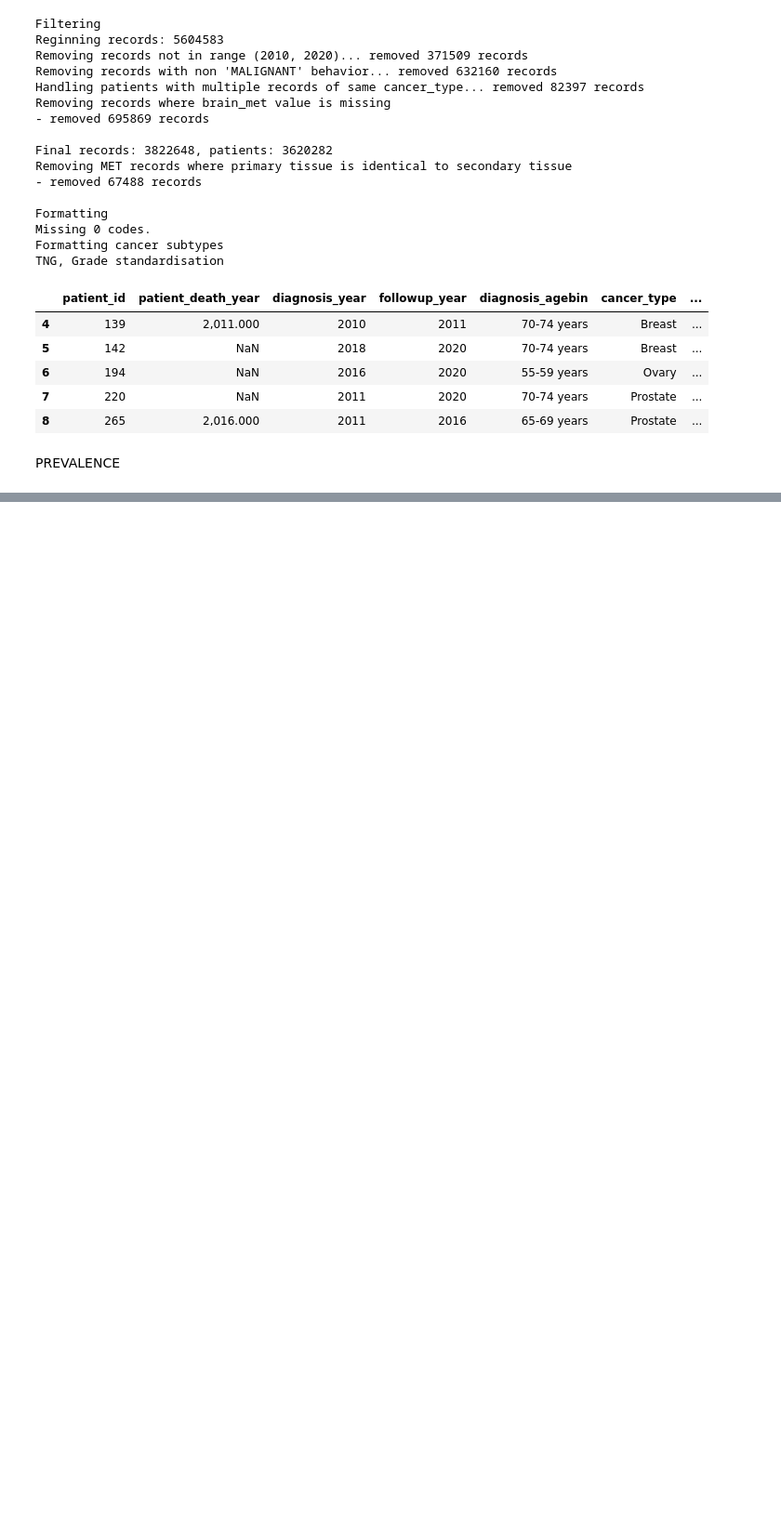
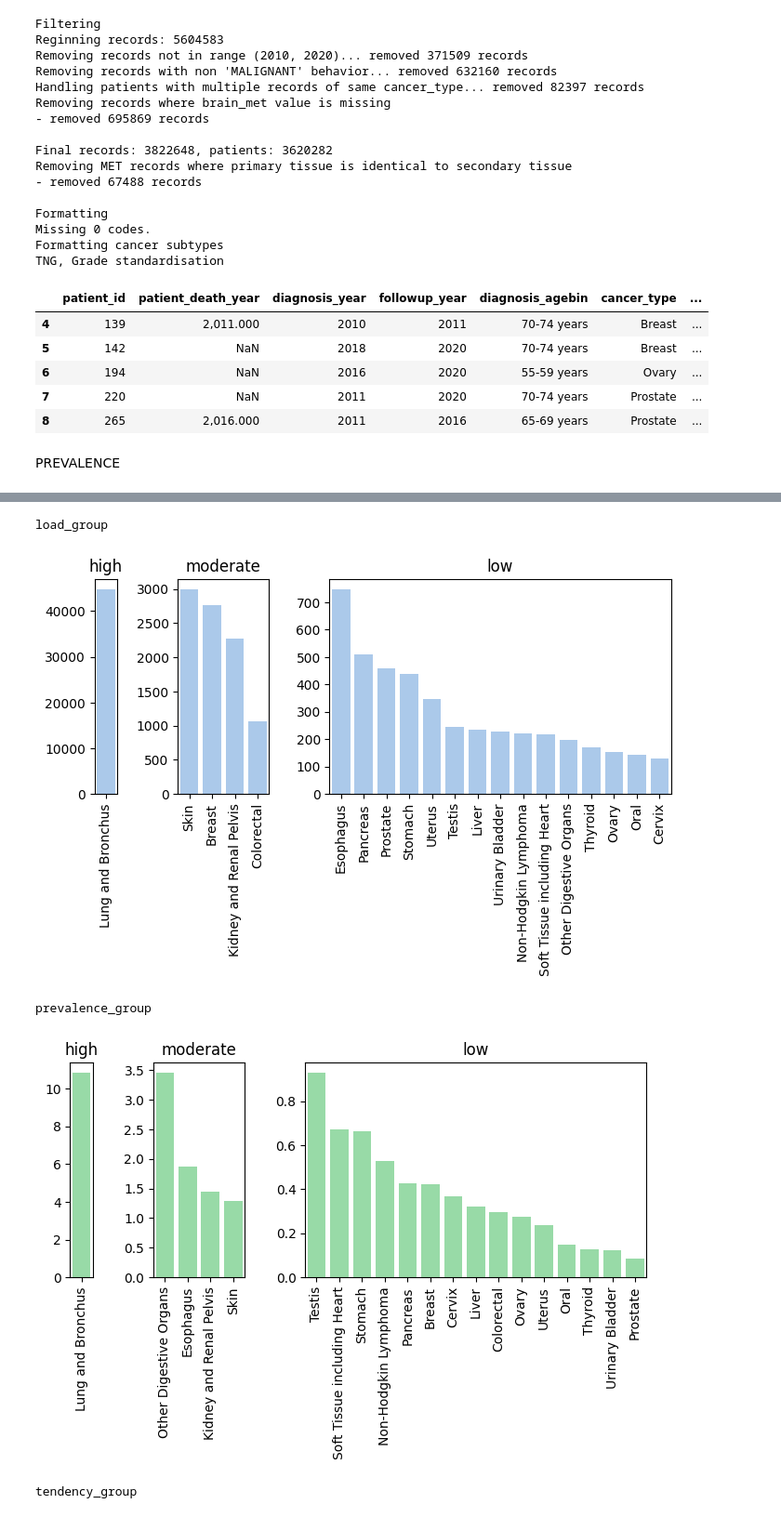
Before and after one commit to GraceAHall/SEER, a Jupyter notebook: figure1.ipynb, the cells around one changed output, grey strips where cells are left out. Shown at 93% size. Drawn from its saved outputs; the diff is of its cells as text; code cells hidden in the pictures; blank space fills up the shorter version.

```diff
--- a/figure1.ipynb
+++ b/figure1.ipynb
@@ -107,0 +116,72 @@ print(stat_frame)
+# %%
+import matplotlib as mpl
+cmap = mpl.colormaps['tab20']
+
+def assign_load_cat(load: int) -> str:
+    if load >= 10_000:
+        return 'high'
+    elif load >= 1_000:
+        return 'moderate'
+    else:
+        return 'low'
+
+def assign_prevalence_cat(prev: float) -> str:
+    if prev >= 10:
+        return 'high'
+    elif prev >= 1:
+        return 'moderate'
+    else:
+        return 'low'
+
+def assign_tendency_cat(pref: float) -> str:
+    if pref >= 20:
+        return 'high'
+    elif pref >= 5:
+        return 'moderate'
+    else:
+        return 'low'
+
+
+palette = {feat: cmap(i) for i, feat in enumerate(sorted(list(stat_frame[FEATURE].unique())))}
+
+stat_frame['load_group'] = stat_frame['YES'].apply(assign_load_cat)
+stat_frame['prevalence_group'] = stat_frame['prevalence (%)'].apply(assign_prevalence_cat)
+stat_frame['tendency_group'] = stat_frame['relRisk'].apply(assign_tendency_cat)
+
+strats = ['load_group', 'prevalence_group', 'tendency_group']
+values = ['YES', 'prevalence (%)', 'relRisk']
+colors = ['b', 'g', 'r']
+sns.set_color_codes("pastel")
+for strat, value, color in zip(strats, values, colors):
+    print(strat)
+    fig, axes = plt.subplots(
+        nrows=1, ncols=3, figsize=(8, 3), sharey=False,
+        width_ratios=[
+            stat_frame[stat_frame[strat]=='high'].shape[0],
+            stat_frame[stat_frame[strat]=='moderate'].shape[0],
+            stat_frame[stat_frame[strat]=='low'].shape[0],
+        ]
+    )
+
+    stat_frame = stat_frame.sort_values(value, ascending=False)
+    for ax, group in zip(axes, ['high', 'moderate', 'low']):
+        df = stat_frame[stat_frame[strat]==group]
+        # sns.barplot(data=df, x=FEATURE, y=value, color=color, hue=FEATURE, palette=palette, ax=ax)
+        # sns.barplot(data=df, x=FEATURE, y=value, color=color, hue=FEATURE, ax=ax)
+        sns.barplot(data=df, x=FEATURE, y=value, color=color, ax=ax)
+        ax.set_xticklabels(ax.get_xticklabels(), rotation=90)
+        ax.set_ylabel('')
+        ax.set_xlabel('')
+        ax.set_title(group)
+
+    # plt.tight_layout()
+    plt.title(group)
+    plt.subplots_adjust(wspace=0.4)
+    plt.show()
+    plt.close()
+# %% [output]
+load_group
+[figure, added]
+prevalence_group
+[figure, added]
+tendency_group
```
Also changed, not shown: parts of 5 cells of this notebook, 18 other files.
